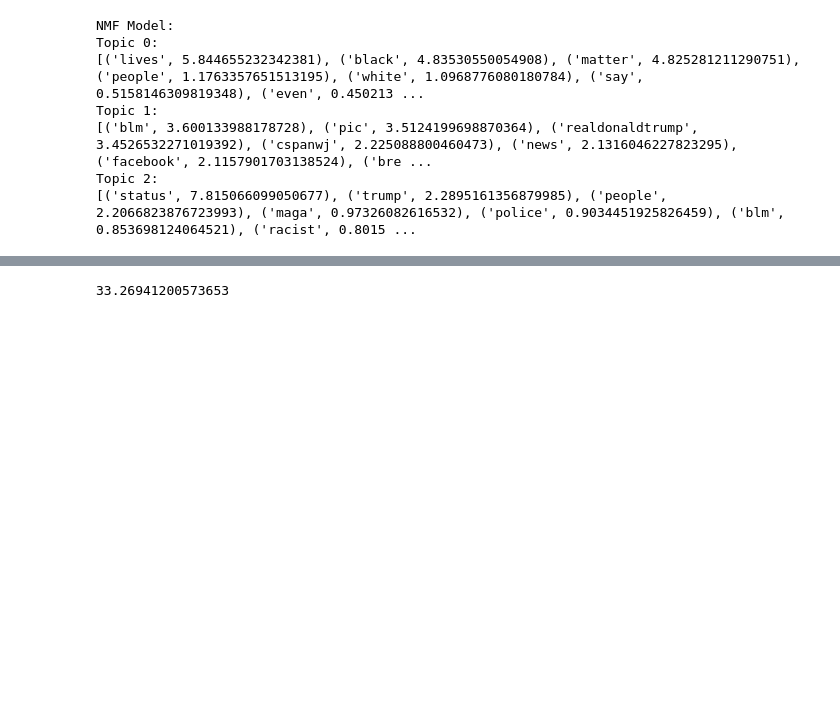
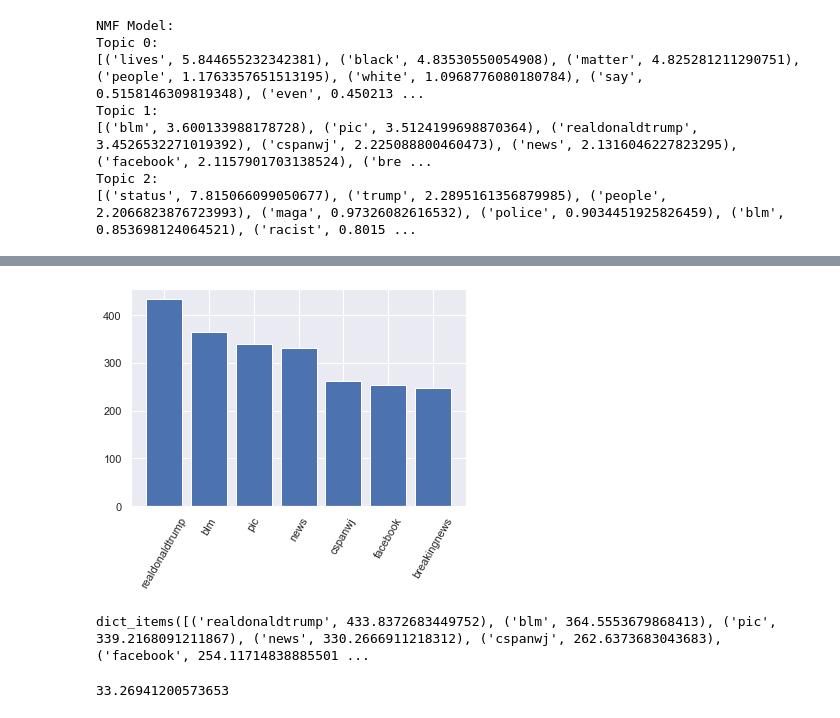
Before and after one commit to halujeff5/Depression_Analysis_Proj, a Jupyter notebook: Modeling_NB_NLP.ipynb, the cells around one changed output, grey strips where cells are left out. Cells and saved outputs as stored; diff of their text form; code cells hidden in the pictures; blank space fills up the shorter version.

```diff
--- a/Modeling_NB_NLP.ipynb
+++ b/Modeling_NB_NLP.ipynb
@@ -848,3 +932,18 @@ Topic 2:
+# %%
+#NEUTRAL SENTIMENT
+o=dict(sort_orders[0:7])
+# o_items()
+x, y = zip(*o.items()) # unpack a list of pairs into two tuples
+
+plt.bar(x, y)
+plt.xticks(rotation=60)
+plt.show()
+# %% [output]
+[figure, added]
+# %%
+o.items()
+# %% [output]
+dict_items([('realdonaldtrump', 433.8372683449752), ('blm', 364.5553679868413), ('pic', 339.2168091211867), ('news', 330.2666911218312), ('cspanwj', 262.6373683043683), ('facebook', 254.11714838885501 ...
 # %%
 # was able to calculate mean word length of all tweets
 Sum=162388
```
Also changed, not shown: parts of 10 cells of this notebook.
